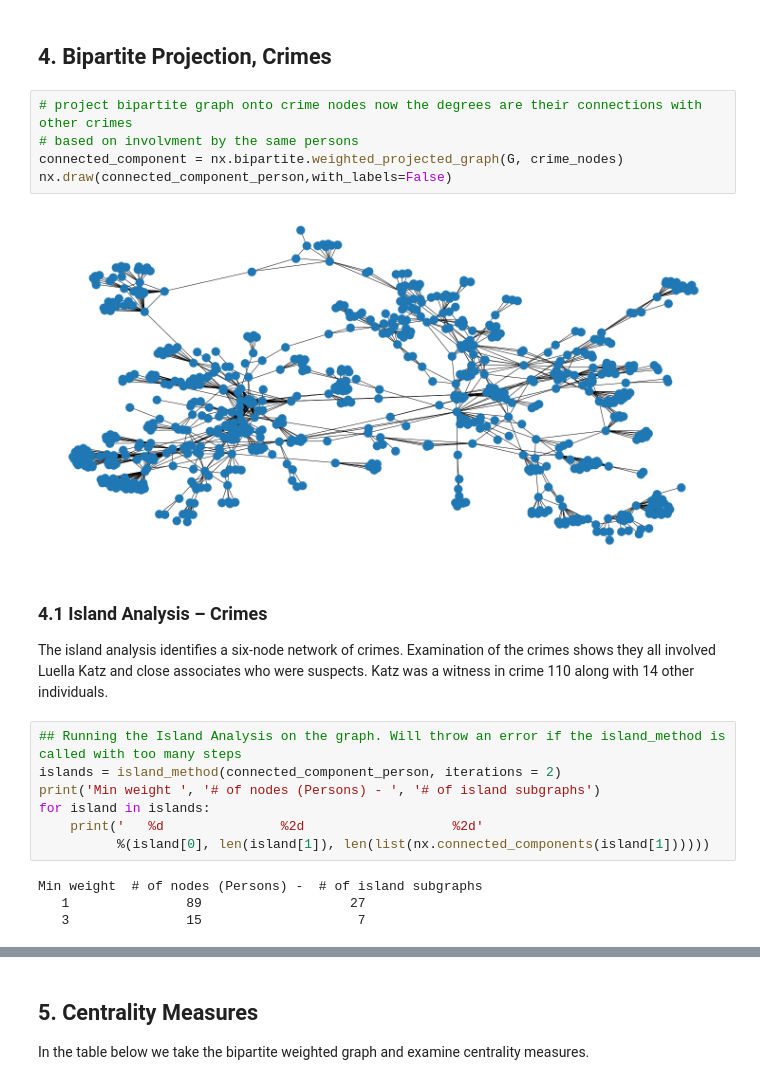
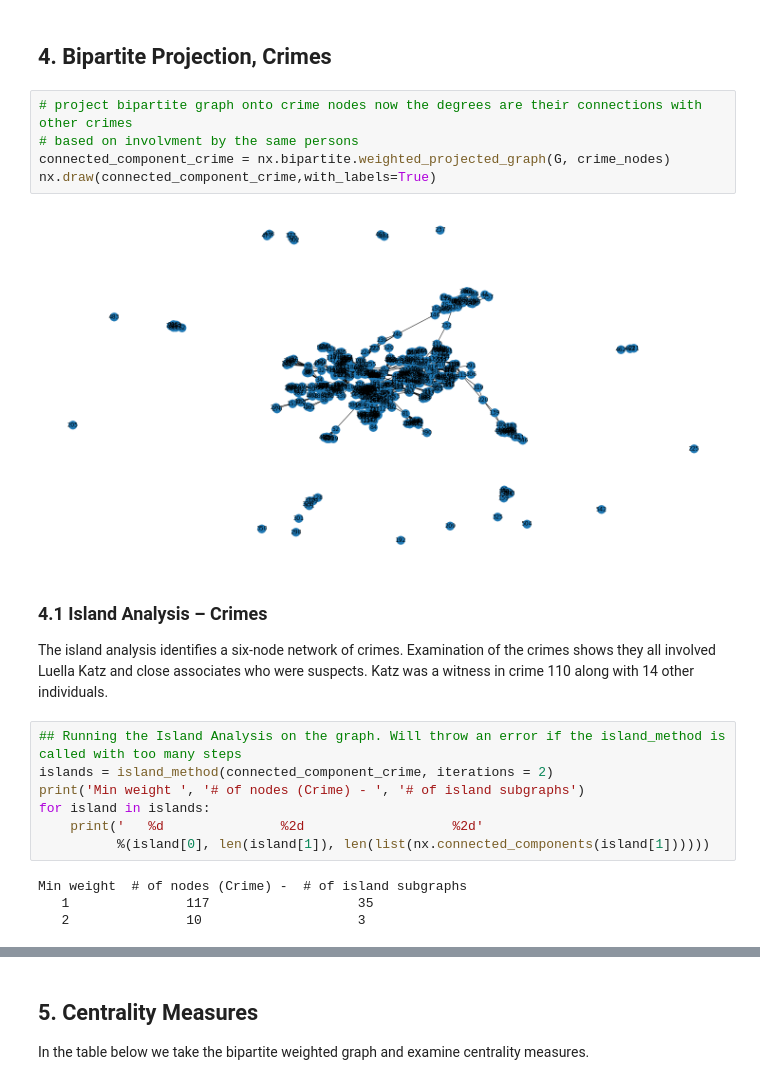
Before and after one commit to rnivas2028/MSDS, a Jupyter notebook: project2/2ModeNetworkAnalysis.ipynb, the cells around one changed output, grey strips where cells are left out. Cells and saved outputs as stored; diff of their text form.

```diff
--- a/project2/2ModeNetworkAnalysis.ipynb
+++ b/project2/2ModeNetworkAnalysis.ipynb
@@ -293,24 +293,24 @@ nx.draw(pc, with_labels = True, alpha=.50, font_size=20)
 # %%
 # project bipartite graph onto crime nodes now the degrees are their connections with other crimes
 # based on involvment by the same persons
-connected_component = nx.bipartite.weighted_projected_graph(G, crime_nodes)
-nx.draw(connected_component_person,with_labels=False)
+connected_component_crime = nx.bipartite.weighted_projected_graph(G, crime_nodes)
+nx.draw(connected_component_crime,with_labels=True)
 # %% [output]
-[figure, old version]
+[figure, new version]
 # %% [markdown]
 ### 4.1 Island Analysis – Crimes
 
 The island analysis identifies a six-node network of crimes. Examination of the crimes shows they all involved Luella Katz and close associates who were suspects. Katz was a witness in crime 110 along with 14 other individuals.
 # %%
 ## Running the Island Analysis on the graph. Will throw an error if the island_method is called with too many steps
-islands = island_method(connected_component_person, iterations = 2)
-print('Min weight ', '# of nodes (Persons) - ', '# of island subgraphs')
+islands = island_method(connected_component_crime, iterations = 2)
+print('Min weight ', '# of nodes (Crime) - ', '# of island subgraphs')
 for island in islands:
     print('   %d               %2d                   %2d'
           %(island[0], len(island[1]), len(list(nx.connected_components(island[1])))))
 # %% [output]
-Min weight  # of nodes (Persons) -  # of island subgraphs
-   1               89                   27
-   3               15                    7
+Min weight  # of nodes (Crime) -  # of island subgraphs
+   1               117                   35
+   2               10                    3
 # %%
 ## Plotting the two graphs created by the island analysis
```
Also changed, not shown: parts of 6 cells of this notebook.
